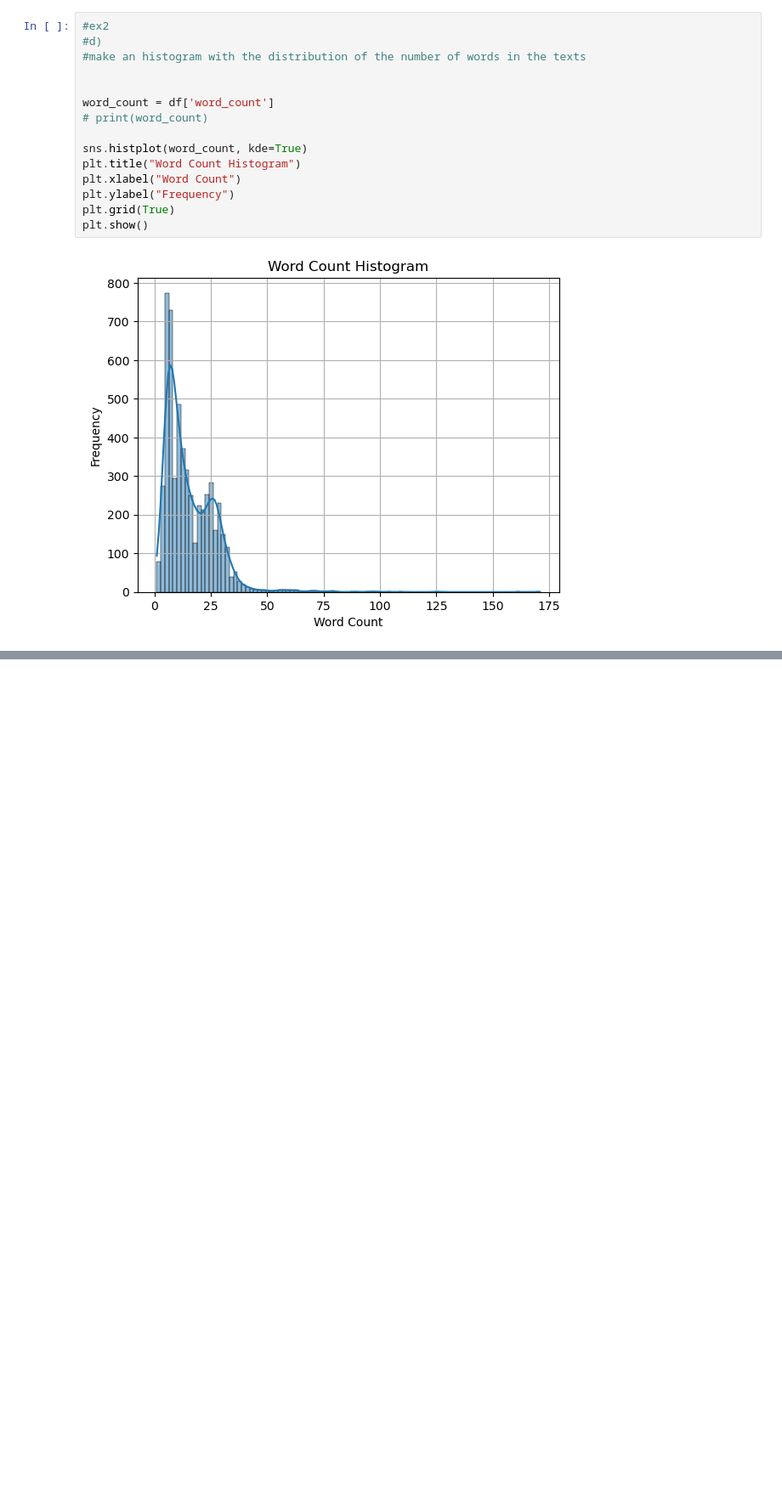
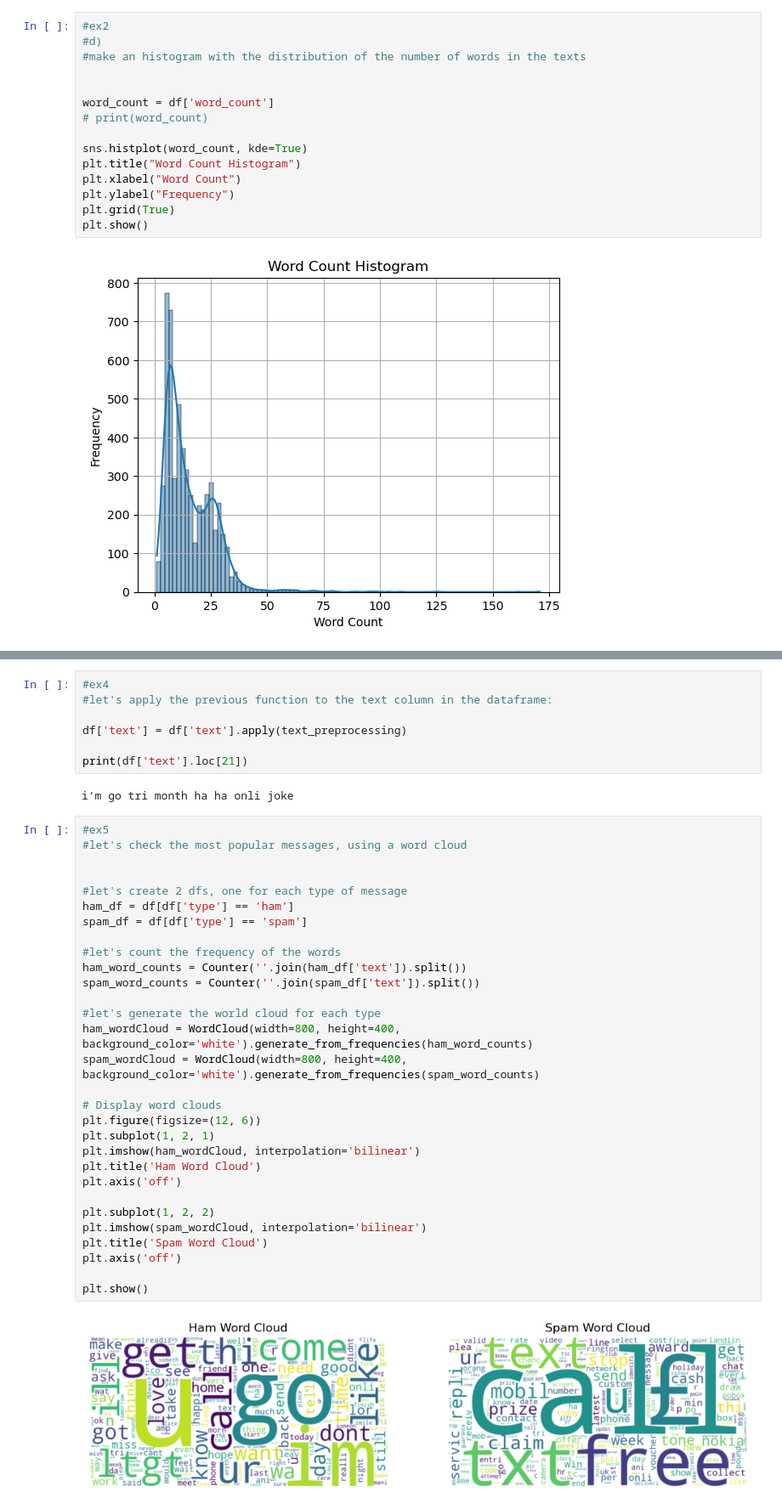
Before and after one commit to JoaoRFigueiredo/MEI-SIC, a Jupyter notebook: Ano1/MINDD/PL/Aula6/ficha_6.ipynb, the cells around one changed output, grey strips where cells are left out. Shown at 85% size. Drawn from its saved outputs; the diff is of its cells as text; blank space fills up the shorter version.

```diff
--- a/Ano1/MINDD/PL/Aula6/ficha_6.ipynb
+++ b/Ano1/MINDD/PL/Aula6/ficha_6.ipynb
@@ -91,0 +145,41 @@ plt.show()
+# %%
+#ex4
+#let's apply the previous function to the text column in the dataframe:
+
+df['text'] = df['text'].apply(text_preprocessing)
+
+print(df['text'].loc[21])
+# %% [output]
+i‘m go tri month ha ha onli joke
+# %%
+#ex5
+#let's check the most popular messages, using a word cloud
+
+
+#let's create 2 dfs, one for each type of message
+ham_df = df[df['type'] == 'ham']
+spam_df = df[df['type'] == 'spam']
+
+#let's count the frequency of the words
+ham_word_counts = Counter(''.join(ham_df['text']).split())
+spam_word_counts = Counter(''.join(spam_df['text']).split())
+
+#let's generate the world cloud for each type
+ham_wordCloud = WordCloud(width=800, height=400, background_color='white').generate_from_frequencies(ham_word_counts)
+spam_wordCloud = WordCloud(width=800, height=400, background_color='white').generate_from_frequencies(spam_word_counts)
+
+# Display word clouds
+plt.figure(figsize=(12, 6))
+plt.subplot(1, 2, 1)
+plt.imshow(ham_wordCloud, interpolation='bilinear')
+plt.title('Ham Word Cloud')
+plt.axis('off')
+
+plt.subplot(1, 2, 2)
+plt.imshow(spam_wordCloud, interpolation='bilinear')
+plt.title('Spam Word Cloud')
+plt.axis('off')
+
+plt.show()
+# %% [output]
+[figure, added]
```
Also changed, not shown: parts of 7 cells of this notebook.
